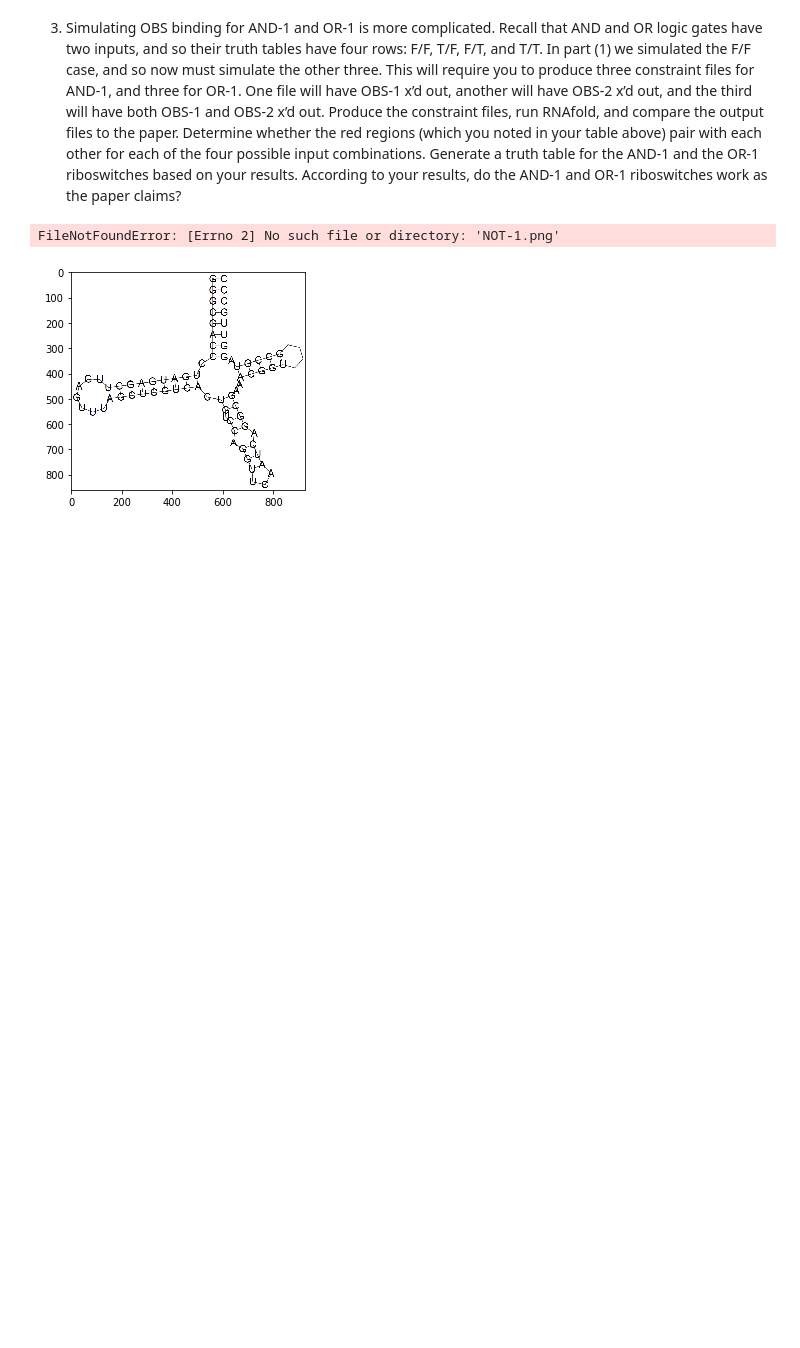
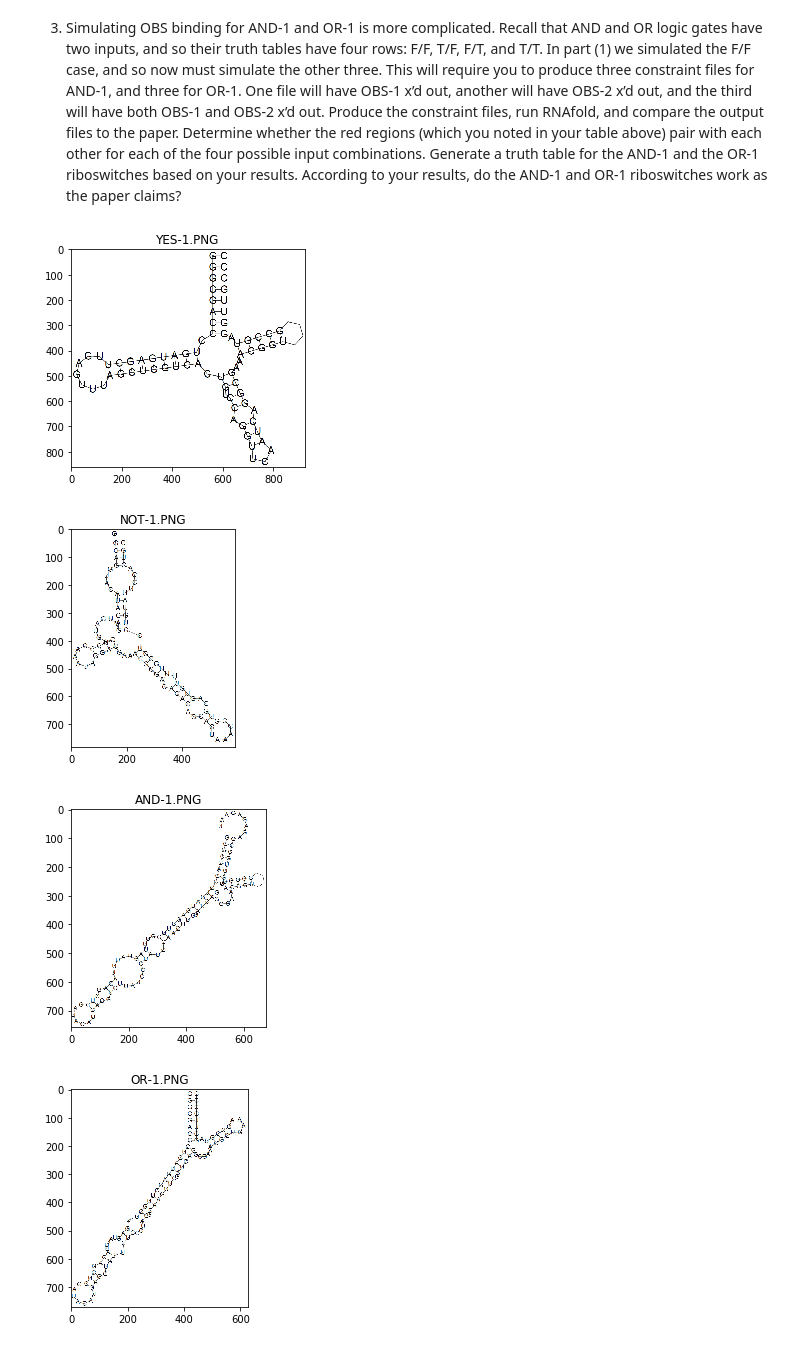
Before and after one commit to ngopaul/bioe131, a Jupyter notebook: labs/lab5/Lab 5.ipynb, the cells around one changed output. Saved outputs shown, nothing was run; the diff lists cells and outputs as text; code cells hidden in the pictures; blank space fills up the shorter version.

```diff
--- a/labs/lab5/Lab 5.ipynb
+++ b/labs/lab5/Lab 5.ipynb
@@ -99,32 +99,25 @@ def convert_to_pdf(pdf_name):
     stdout_data = p.communicate()[0]
     return pdf_name
 # %%
-# for name, info in folding_dict.items():
-#     seq, folding = info[0], info[1]
-#     p = Popen(['RNAplot'], stdout=PIPE, stdin=PIPE, stderr=PIPE)
-#     stdout_data = p.communicate(input=(seq + "\n" + folding + "\n@\n").encode())[0]
-#     convert_to_pdf(name + ".pdf")
-
-info = folding_dict['OR-1']
-seq, folding = info[0], info[1]
-p = Popen(['RNAplot'], stdout=PIPE, stdin=PIPE, stderr=PIPE)
-stdout_data = p.communicate(input=(seq + "\n" + folding + "\n@\n").encode())[0]
+for name, info in folding_dict.items():
+    seq, folding = info[0], info[1]
+    p = Popen(['RNAplot'], stdout=PIPE, stdin=PIPE, stderr=PIPE)
+    stdout_data = p.communicate(input=(seq + "\n" + folding + "\n@\n").encode())[0]
+    convert_to_pdf(name + ".pdf")
 # %%
 from IPython.display import IFrame
 import matplotlib.pyplot as plt
 from PIL import Image
 
-
-
 for name, info in folding_dict.items():
     seq, folding = info[0], info[1]
-    name = name + ".png"
+    name = name + ".PNG"
     im = Image.open(name)
-#     print(im)
     plt.imshow(im)
-#     print(name)
-#     plt.imshow(name)
-#     plt.plot()
+    plt.title(name)
+    plt.show()
 # %% [output]
-FileNotFoundError: [Errno 2] No such file or directory: 'NOT-1.png'
-[figure, old version]
+[figure, new version]
+[figure, added]
+[figure, added]
+[figure, added]
```
Also changed, not shown: parts of 3 cells of this notebook, 16 other files.
